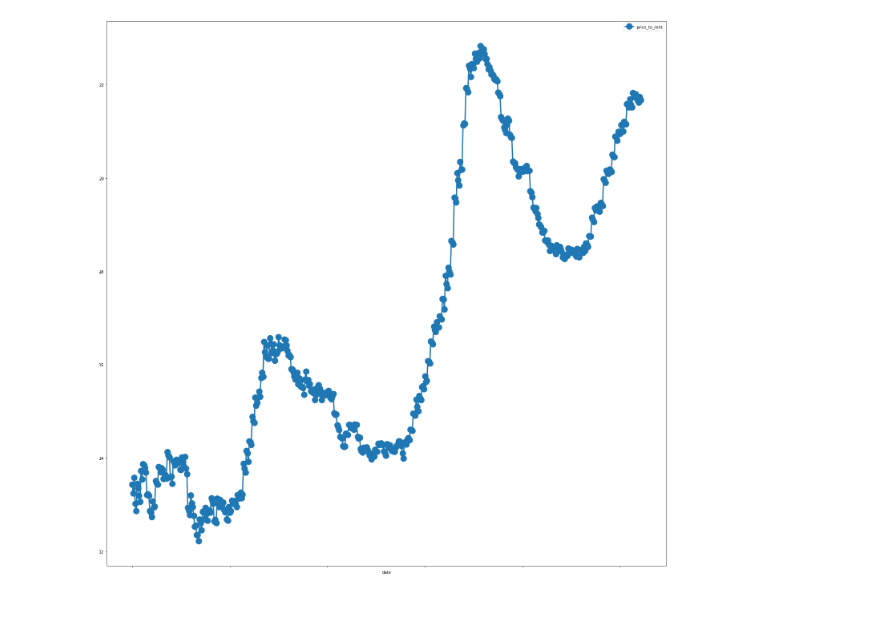
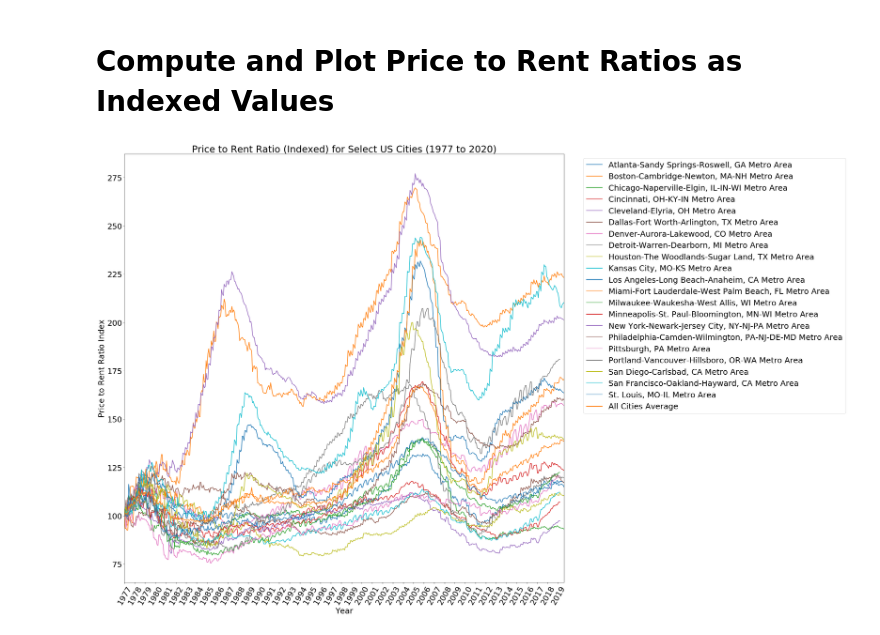
Before and after one commit to Artperkitny/Real-Estate-Price-to-Rent-Ratio-EDA, a Jupyter notebook: Part-4-Alternative-Historical-Data.ipynb, the cells around one changed output. Cells and saved outputs as stored; diff of their text form; code cells hidden in the pictures; blank space fills up the shorter version.

```diff
--- a/Part-4-Alternative-Historical-Data.ipynb
+++ b/Part-4-Alternative-Historical-Data.ipynb
@@ -234,0 +365,2 @@ else:
+# %% [markdown]
+# Compute and Plot Price to Rent Ratios as Indexed Values
@@ -235,28 +395,23 @@ else:
 # %%
-city = "Philadelphia-Camden-Wilmington, PA-NJ-DE-MD Metro Area"
-column = "price_to_rent"
-plot_df = price_to_rent_df_main.loc[price_to_rent_df_main["name"]==city]
-
-ax = plot_df.plot(
-    y = "price_to_rent",
-    x = "date",
+ax = indexed_timeseries_df.plot(
     figsize=(25,25),
     legend=True,
-    linewidth=3,
-    marker='o',
-    markersize=15,
+    linewidth=2,
+    markersize=0,
 )
+plt.legend(loc='upper right', bbox_to_anchor=(1.65, 1))
+plt.rcParams.update({'font.size': 25})
 
-# plt.legend(loc='upper right', bbox_to_anchor=(1.35, 1))
-# matplotlib.rcParams.update({'font.size': 25})
-
-# ax.set_title('Great Recession Percent Change in Employment vs Percent Change in Home Values', fontdict={
-#     'fontsize': 30, 'fontweight': 'medium'})
-
-# plt.xlabel('Percent Change Employment', fontsize=25)
-# plt.xticks(np.arange(2010, 2020, step=1))
-# plt.ylabel('Percent Change Home Values', fontsize=25)
-# plt.savefig('price_to_rent_{}.jpg'.format(city),  dpi=300, bbox_inches = "tight")
+ax.set_title('Price to Rent Ratio (Indexed) for Select US Cities (1977 to 2020)',
+             fontdict={'fontsize': 30, 'fontweight': 'medium'})
+plt.xticks(
+    [datetime.date(1977,11,1) + relativedelta(years=n) for n in range(2020-1977+1)],
+    rotation=60
+)
+plt.xlabel('Year', fontsize=25)
+plt.ylabel('Price to Rent Ratio Index', fontsize=25)
+plt.margins(x=0)
+plt.savefig('images/1975_to_2020_PTR_indexed.jpg',  dpi=300, bbox_inches = "tight")
 plt.show()
 # %% [output]
-[figure, old version]
+[figure, new version]
```
Also changed, not shown: parts of 9 cells of this notebook, 5 other files.
